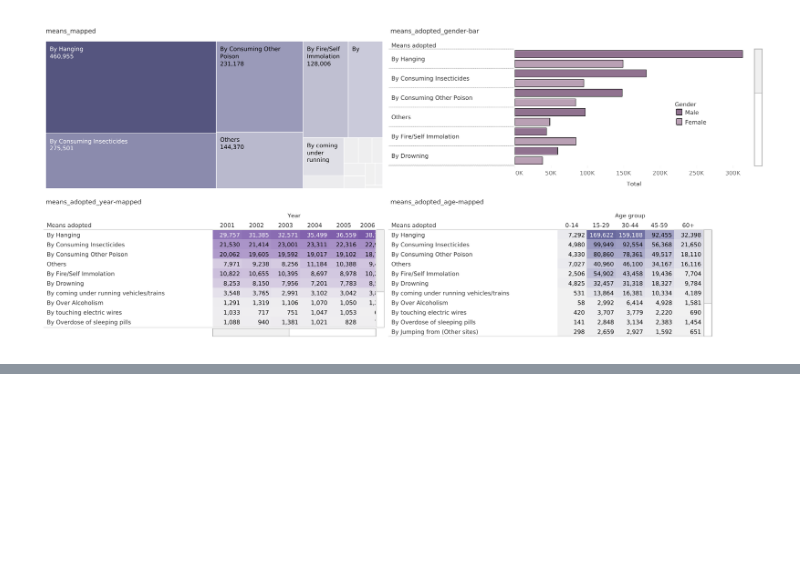
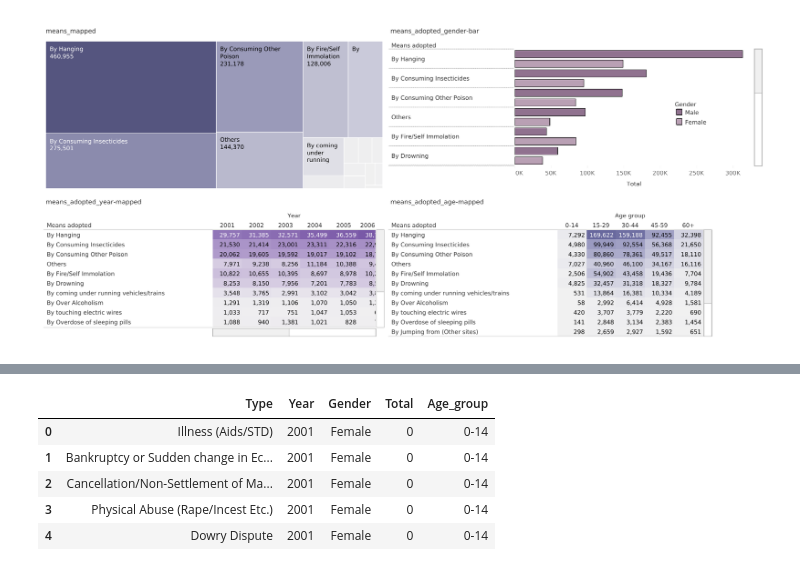
Before and after one commit to htuteja04/EDA, a Jupyter notebook: Notebooks/Suicide_analysis.ipynb, the cells around one changed output, grey strips where cells are left out. Cells and saved outputs as stored; diff of their text form; code cells hidden in the pictures; blank space fills up the shorter version.

```diff
--- a/Notebooks/Suicide_analysis.ipynb
+++ b/Notebooks/Suicide_analysis.ipynb
@@ -346,0 +376,9 @@ means_adopted_df.to_csv('../Datasets/Suicide/means.csv')
+# %%
+Causes.head()
+# %% [output]
+|  | Type | Year | Gender | Total | Age_group |
+| 0 | Illness (Aids/STD) | 2001 | Female | 0 | 0-14 |
+| 1 | Bankruptcy or Sudden change in Ec... | 2001 | Female | 0 | 0-14 |
+| 2 | Cancellation/Non-Settlement of Ma... | 2001 | Female | 0 | 0-14 |
+| 3 | Physical Abuse (Rape/Incest Etc.) | 2001 | Female | 0 | 0-14 |
+| 4 | Dowry Dispute | 2001 | Female | 0 | 0-14 |
```
Also changed, not shown: parts of 8 cells of this notebook, 1 other file.
